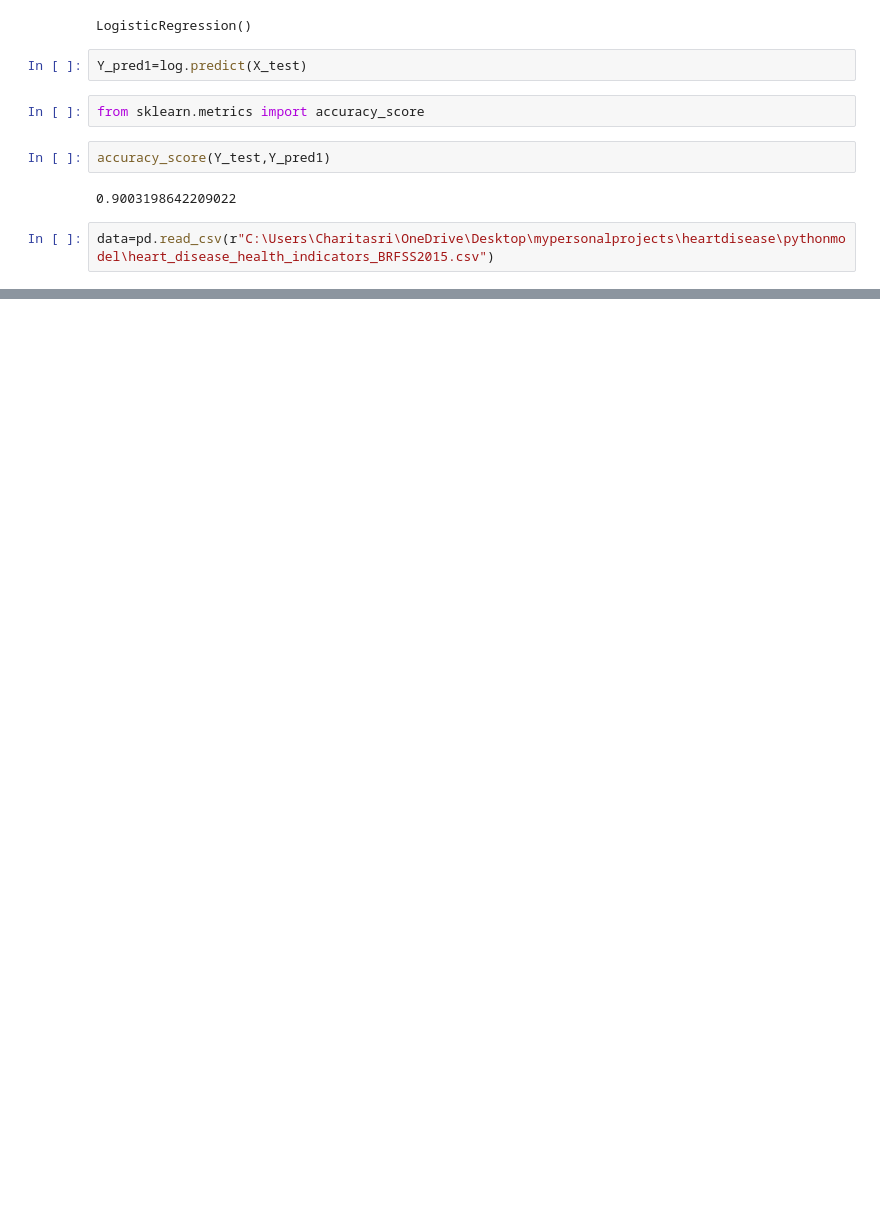
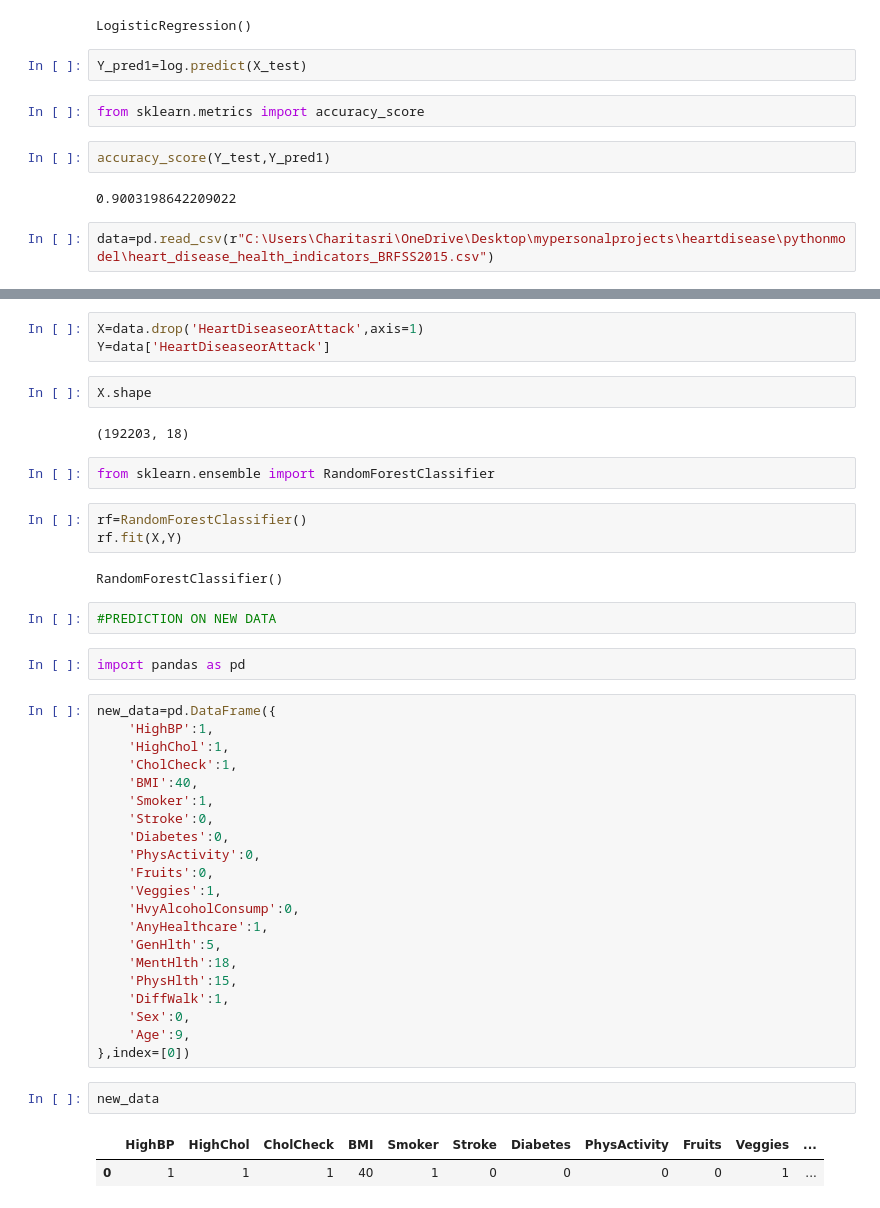
Before and after one commit to SriCharitaG/heartdisease, a Jupyter notebook: pythonmodel/python.ipynb, the cells around one changed output, grey strips where cells are left out. Saved outputs shown, nothing was run; the diff lists cells and outputs as text; blank space fills up the shorter version.

```diff
--- a/pythonmodel/python.ipynb
+++ b/pythonmodel/python.ipynb
@@ -190,0 +345,44 @@ data=pd.read_csv(r"C:\Users\Charitasri\OneDrive\Desktop\mypersonalprojects\heart
+# %%
+X=data.drop('HeartDiseaseorAttack',axis=1)
+Y=data['HeartDiseaseorAttack']
+# %%
+X.shape
+# %% [output]
+(192203, 18)
+# %%
+from sklearn.ensemble import RandomForestClassifier
+# %%
+rf=RandomForestClassifier()
+rf.fit(X,Y)
+# %% [output]
+RandomForestClassifier()
+# %%
+#PREDICTION ON NEW DATA
+# %%
+import pandas as pd
+# %%
+new_data=pd.DataFrame({
+    'HighBP':1,
+    'HighChol':1,
+    'CholCheck':1,
+    'BMI':40,
+    'Smoker':1,
+    'Stroke':0,
+    'Diabetes':0,
+    'PhysActivity':0,
+    'Fruits':0,
+    'Veggies':1,
+    'HvyAlcoholConsump':0,
+    'AnyHealthcare':1,
+    'GenHlth':5,
+    'MentHlth':18,
+    'PhysHlth':15,
+    'DiffWalk':1,
+    'Sex':0,
+    'Age':9,
+},index=[0])
+# %%
+new_data
+# %% [output]
+|  | HighBP | HighChol | CholCheck | BMI | Smoker | Stroke | Diabetes | PhysActivity | Fruits | Veggies | ... |
+| 0 | 1 | 1 | 1 | 40 | 1 | 0 | 0 | 0 | 0 | 1 | ... |
```
Also changed, not shown: parts of 35 cells of this notebook.
